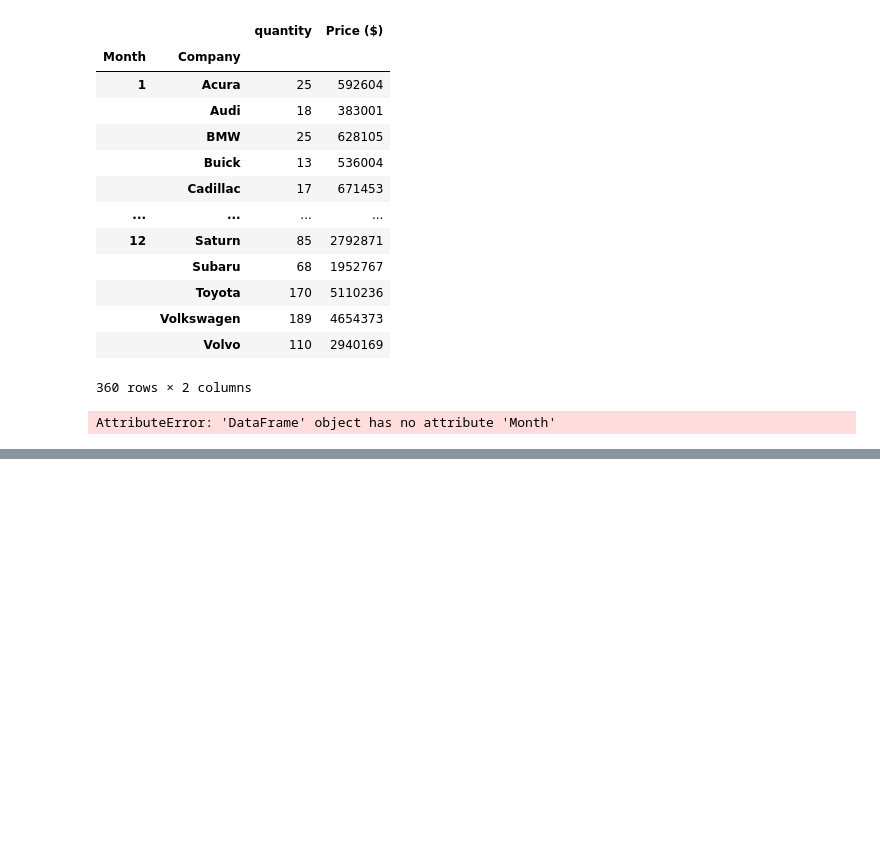
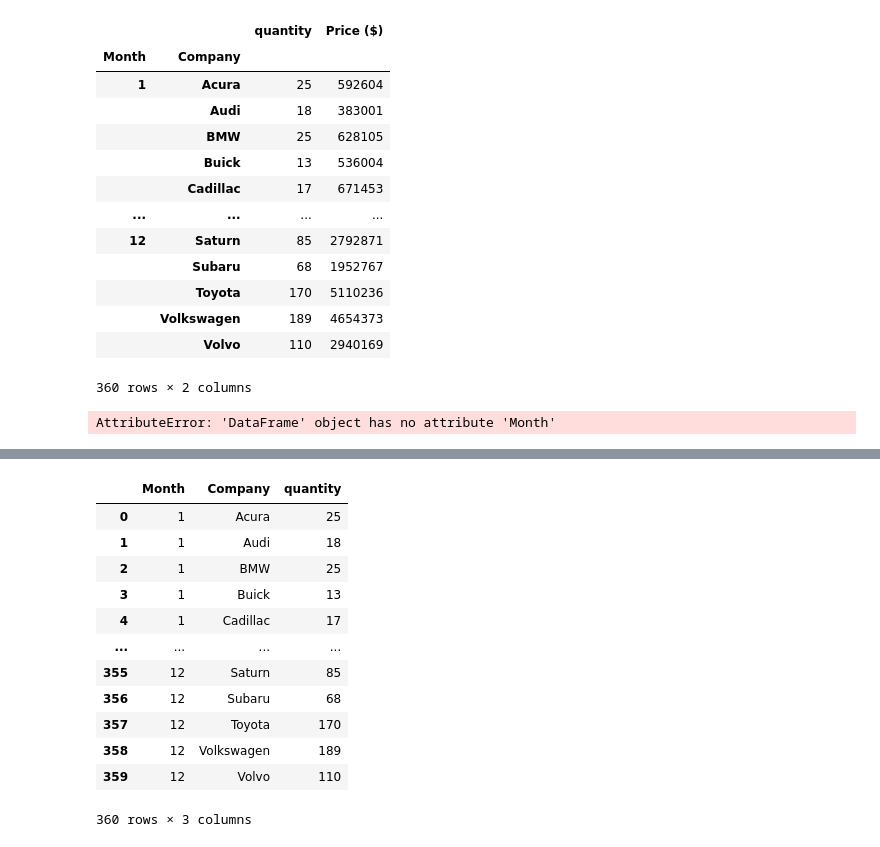
Before and after one commit to abhisheksaini3232/Python-week-2-practise, a Jupyter notebook: Project 2 — Visualization Dashboard/dashboard.ipynb, the cells around one changed output, grey strips where cells are left out. Cells and saved outputs as stored; diff of their text form; code cells hidden in the pictures; blank space fills up the shorter version.

```diff
--- a/Project 2 — Visualization Dashboard/dashboard.ipynb
+++ b/Project 2 — Visualization Dashboard/dashboard.ipynb
@@ -130,0 +148,18 @@ AttributeError: 'DataFrame' object has no attribute 'Month'
+# %%
+grouped = df.groupby(['Month', 'Company'])['quantity'].sum().reset_index()
+pivot_df = grouped.pivot(index='Month', columns='Company', values='quantity')
+grouped
+# %% [output]
+|  | Month | Company | quantity |
+| 0 | 1 | Acura | 25 |
+| 1 | 1 | Audi | 18 |
+| 2 | 1 | BMW | 25 |
+| 3 | 1 | Buick | 13 |
+| 4 | 1 | Cadillac | 17 |
+| ... | ... | ... | ... |
+| 355 | 12 | Saturn | 85 |
+| 356 | 12 | Subaru | 68 |
+| 357 | 12 | Toyota | 170 |
+| 358 | 12 | Volkswagen | 189 |
+| 359 | 12 | Volvo | 110 |
+360 rows × 3 columns
```
Also changed, not shown: parts of 2 cells of this notebook.
